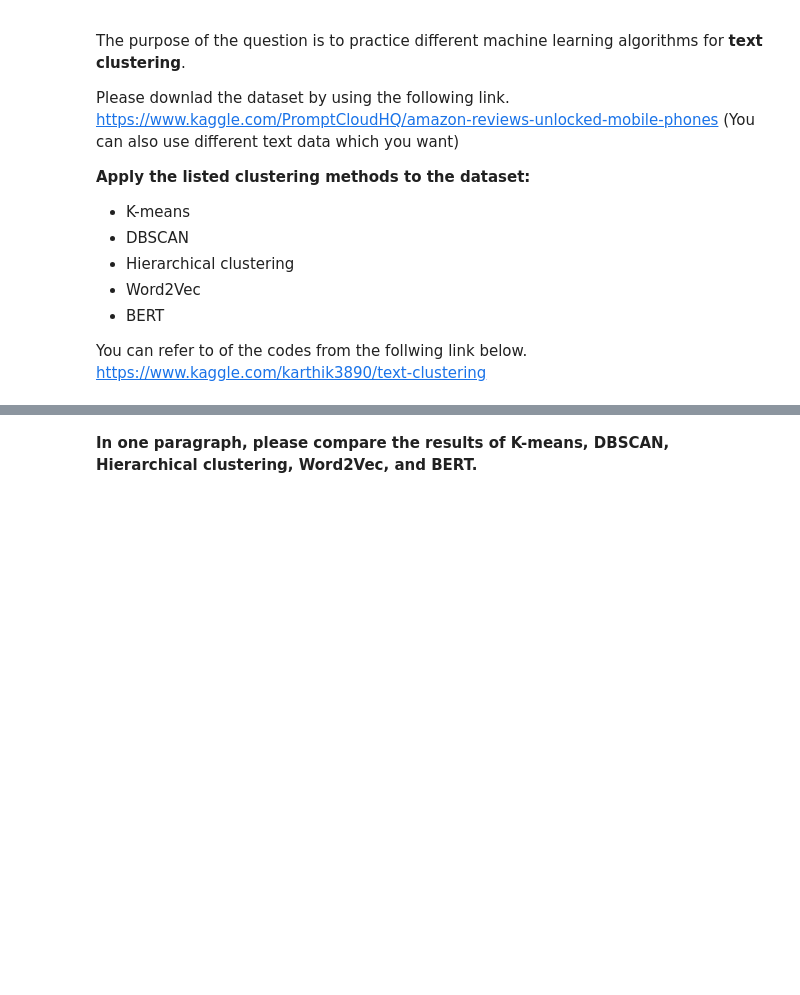
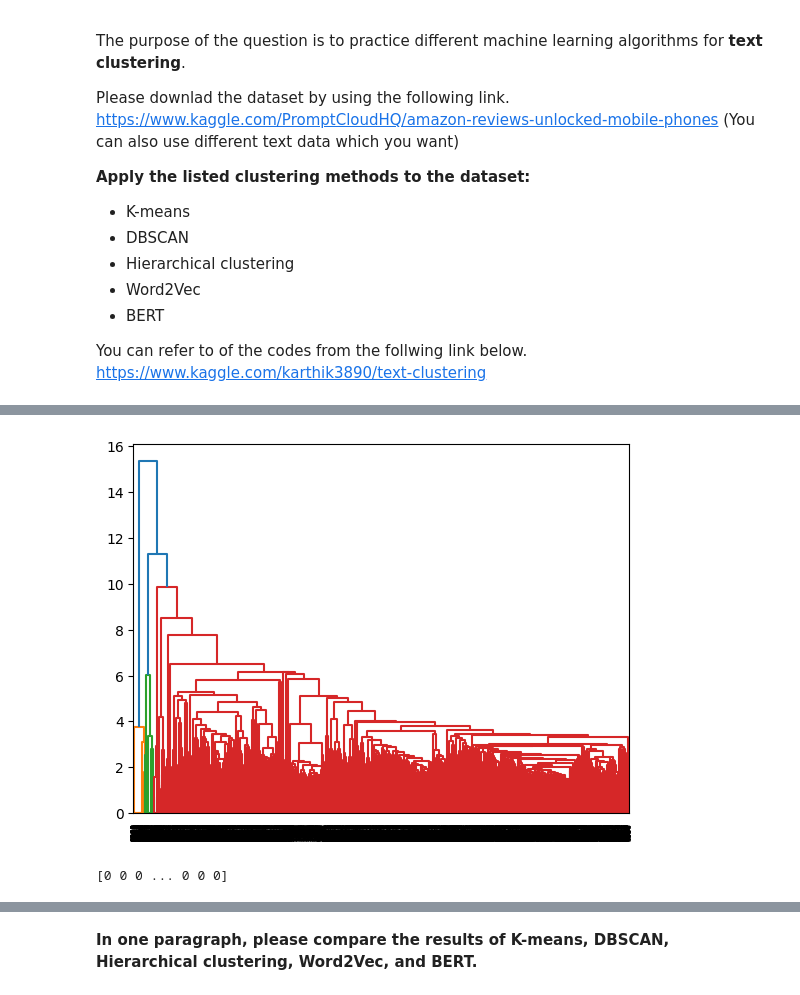
Before and after one commit to kahosadi/INFO5731_Spring_2024, a Jupyter notebook: Christopher_Nelfrits_Exercise_05.ipynb, the cells around one changed output, grey strips where cells are left out. Drawn from its saved outputs; the diff is of its cells as text; code cells hidden in the pictures; blank space fills up the shorter version.

```diff
--- a/Christopher_Nelfrits_Exercise_05.ipynb
+++ b/Christopher_Nelfrits_Exercise_05.ipynb
@@ -135,0 +1316,24 @@ Mounted at drive
+# %%
+#Hierarchical clustering
+import numpy as np
+from sklearn.cluster import AgglomerativeClustering
+from scipy.cluster.hierarchy import ward, dendrogram, linkage
+from sklearn.metrics.pairwise import cosine_similarity
+
+count_vect = TfidfVectorizer()
+X_train_count = count_vect.fit_transform(phone_review["Reviews"])
+
+# Compute the ward linkage using euclidean distance
+linkage_data = linkage(X_train_count.toarray(), method='ward', metric='euclidean')
+
+# Visualize the dendrogram
+dendrogram(linkage_data)
+plt.show()
+
+hierarchical_cluster = AgglomerativeClustering(n_clusters=5, affinity='euclidean', linkage='ward')
+labels = hierarchical_cluster.fit_predict(np.asarray(X_train_count.todense()))
+
+print(labels)
+# %% [output]
+[figure, added]
+[0 0 0 ... 0 0 0]
```
Also changed, not shown: parts of 34 cells of this notebook.
